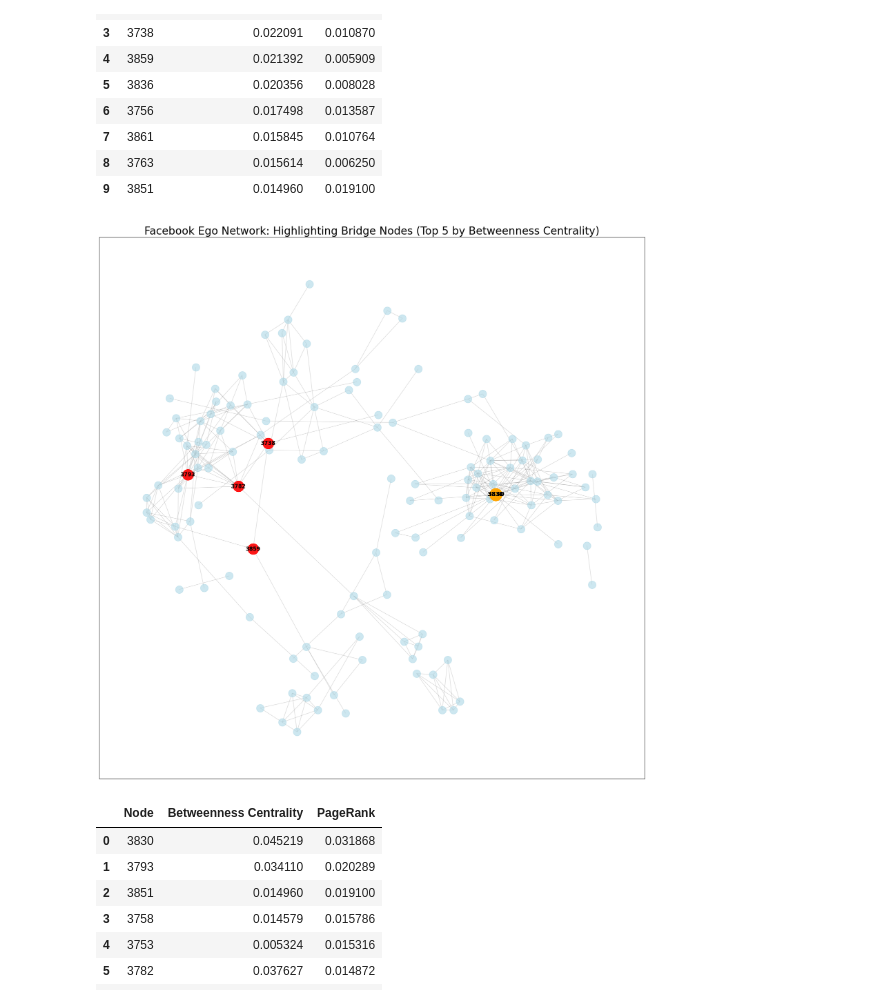
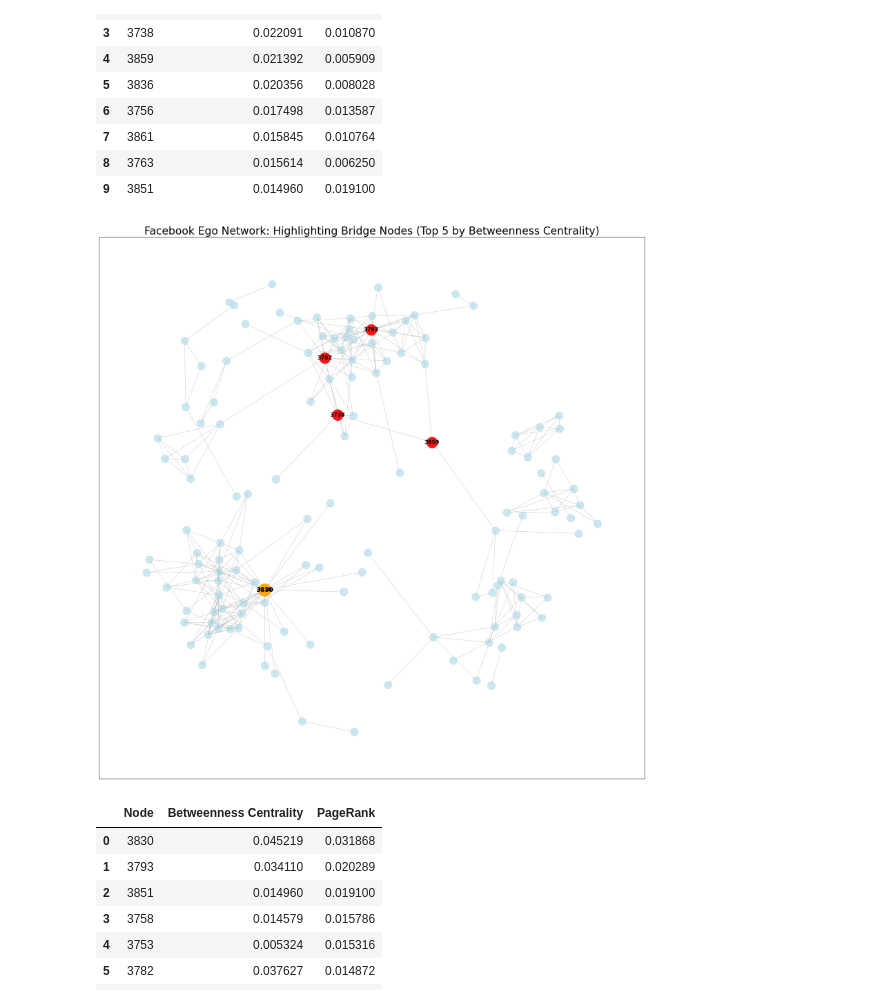
Before and after one commit to pariaighanian/Analysis_of_Complex_Netwroks, a Jupyter notebook: assignment_04.ipynb, the cells around one changed output. Drawn from its saved outputs; the diff is of its cells as text; code cells hidden in the pictures.

```diff
--- a/assignment_04.ipynb
+++ b/assignment_04.ipynb
@@ -40,32 +40,32 @@ centrality_df.sort_values(by='Betweenness Centrality', ascending=False).reset_in
 # %%
 top_5_nodes = centrality_df.sort_values(by='Betweenness Centrality', ascending=False)['Node'].head(5).tolist()
 
 highest_betweenness_node = centrality_df.loc[centrality_df['Betweenness Centrality'].idxmax(), 'Node']
 
-pos = nx.spring_layout(facebook_G, k=0.75, iterations=150, seed=1)
+pos = nx.spring_layout(facebook_G, k=1.5, iterations=300, seed=30)
 
 plt.figure(figsize=(22, 22))
 
 nx.draw_networkx_nodes(facebook_G, pos, node_color='lightblue', node_size=300, alpha=0.6)
 
 nx.draw_networkx_nodes(facebook_G, pos, nodelist=top_5_nodes, node_color='red', node_size=600, alpha=0.9)
 
 nx.draw_networkx_nodes(facebook_G, pos, nodelist=[highest_betweenness_node], node_color='orange', node_size=800, alpha=1)
 
 nx.draw_networkx_edges(facebook_G, pos, edge_color='gray', alpha=0.3, width=1)
 
 labels = {node: node for node in top_5_nodes}
 nx.draw_networkx_labels(facebook_G, pos, labels, font_size=12, font_color='black', font_weight='bold')
 
 # Add a label for the highest betweenness node
 highest_label = {highest_betweenness_node: highest_betweenness_node}
 nx.draw_networkx_labels(facebook_G, pos, highest_label, font_size=14, font_color='black', font_weight='bold')
 
 plt.title('Facebook Ego Network: Highlighting Bridge Nodes (Top 5 by Betweenness Centrality)', fontsize=24)
 
 plt.show()
 # %% [output]
-[figure, old version]
+[figure, new version]
 # %%
 centrality_df.sort_values(by='PageRank', ascending=False).reset_index(drop=True).head(10)
 # %% [output]
```
